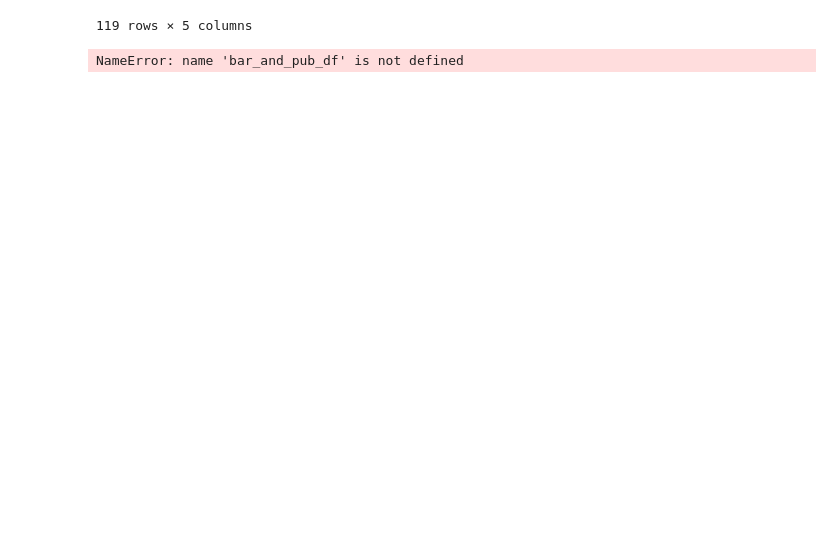
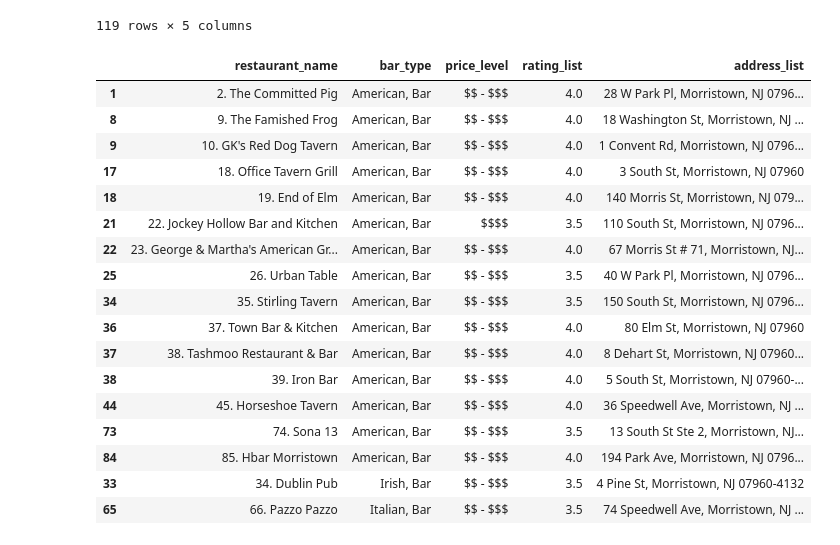
Before and after one commit to RyanAdamGonzalez1996/New-Jersey-Bars, a Jupyter notebook: Extract/Morristown.ipynb, the cells around one changed output. Drawn from its saved outputs; the diff is of its cells as text; code cells hidden in the pictures; blank space fills up the shorter version.

```diff
--- a/Extract/Morristown.ipynb
+++ b/Extract/Morristown.ipynb
@@ -206,16 +206,33 @@ morristown_df
 # %%
 morristown_bar_and_pub_df = morristown_df.loc[morristown_df['bar_type'] == "Bar, Pub"]
 morristown_american_df = morristown_df.loc[morristown_df['bar_type'] == "American, Bar"]
 morristown_irish_df = morristown_df.loc[morristown_df['bar_type'] == "Irish, Bar"]
 morristown_italian_df = morristown_df.loc[morristown_df['bar_type'] == "Italian, Bar"]
 morristown_bar_df = morristown_df.loc[morristown_df['bar_type'] == "Bar"]
 morristown_pub_df = morristown_df.loc[morristown_df['bar_type'] == "Pub"]
 morristown_seafood_df = morristown_df.loc[morristown_df['bar_type'] == "Bar, Seafood"]
 morristown_bar_and_american_df = morristown_df.loc[morristown_df['bar_type'] == "Bar, American"]
 
-morristown_final_df= pd.concat([morristown_bar_and_pub_df,morristown_american_df,morristown_irish_df,morristown_italian_df,morristown_bar_df,pub_df,seafood_df,bar_and_american_df], axis=0)
+morristown_final_df= pd.concat([morristown_bar_and_pub_df,morristown_american_df,morristown_irish_df,morristown_italian_df,morristown_bar_df,morristown_pub_df,morristown_seafood_df,morristown_bar_and_american_df], axis=0)
 morristown_final_df
 # %% [output]
-NameError: name 'bar_and_pub_df' is not defined
+|  | restaurant_name | bar_type | price_level | rating_list | address_list |
+| 1 | 2. The Committed Pig | American, Bar | $$ - $$$ | 4.0 | 28 W Park Pl, Morristown, NJ 0796... |
+| 8 | 9. The Famished Frog | American, Bar | $$ - $$$ | 4.0 | 18 Washington St, Morristown, NJ ... |
+| 9 | 10. GK's Red Dog Tavern | American, Bar | $$ - $$$ | 4.0 | 1 Convent Rd, Morristown, NJ 0796... |
+| 17 | 18. Office Tavern Grill | American, Bar | $$ - $$$ | 4.0 | 3 South St, Morristown, NJ 07960 |
+| 18 | 19. End of Elm | American, Bar | $$ - $$$ | 4.0 | 140 Morris St, Morristown, NJ 079... |
+| 21 | 22. Jockey Hollow Bar and Kitchen | American, Bar | $$$$ | 3.5 | 110 South St, Morristown, NJ 0796... |
+| 22 | 23. George & Martha's American Gr... | American, Bar | $$ - $$$ | 4.0 | 67 Morris St # 71, Morristown, NJ... |
+| 25 | 26. Urban Table | American, Bar | $$ - $$$ | 3.5 | 40 W Park Pl, Morristown, NJ 0796... |
+| 34 | 35. Stirling Tavern | American, Bar | $$ - $$$ | 3.5 | 150 South St, Morristown, NJ 0796... |
+| 36 | 37. Town Bar & Kitchen | American, Bar | $$ - $$$ | 4.0 | 80 Elm St, Morristown, NJ 07960 |
+| 37 | 38. Tashmoo Restaurant & Bar | American, Bar | $$ - $$$ | 4.0 | 8 Dehart St, Morristown, NJ 07960... |
+| 38 | 39. Iron Bar | American, Bar | $$ - $$$ | 4.0 | 5 South St, Morristown, NJ 07960-... |
+| 44 | 45. Horseshoe Tavern | American, Bar | $$ - $$$ | 4.0 | 36 Speedwell Ave, Morristown, NJ ... |
+| 73 | 74. Sona 13 | American, Bar | $$ - $$$ | 3.5 | 13 South St Ste 2, Morristown, NJ... |
+| 84 | 85. Hbar Morristown | American, Bar | $$ - $$$ | 4.0 | 194 Park Ave, Morristown, NJ 0796... |
+| 33 | 34. Dublin Pub | Irish, Bar | $$ - $$$ | 3.5 | 4 Pine St, Morristown, NJ 07960-4132 |
+| 65 | 66. Pazzo Pazzo | Italian, Bar | $$ - $$$ | 3.5 | 74 Speedwell Ave, Morristown, NJ ... |
 # %%
 morristown_final_df.to_csv("../Resources/Morristown_data.csv",index=False)
```
Also changed, not shown: 4 other files.
